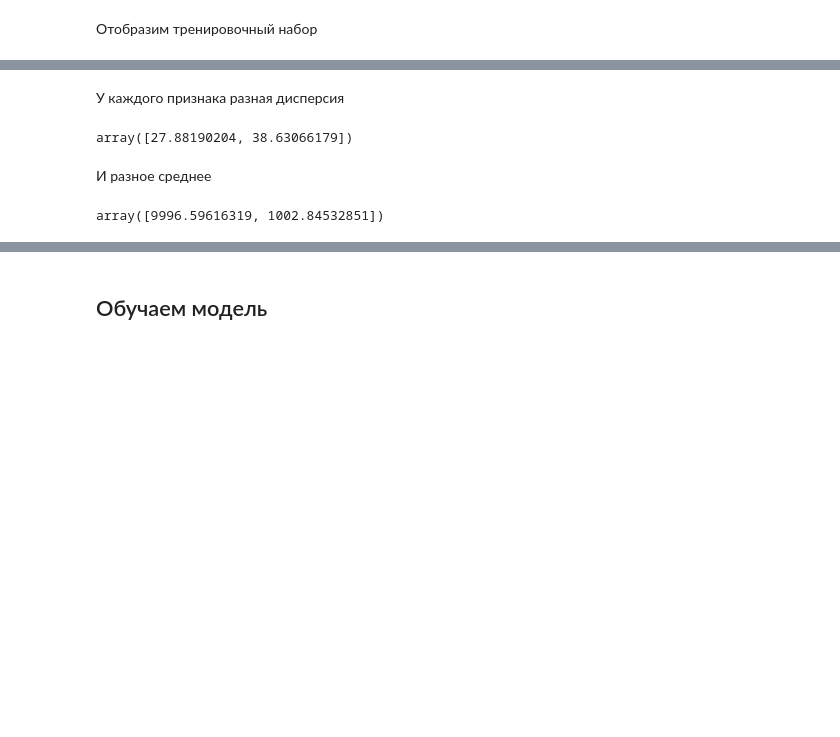
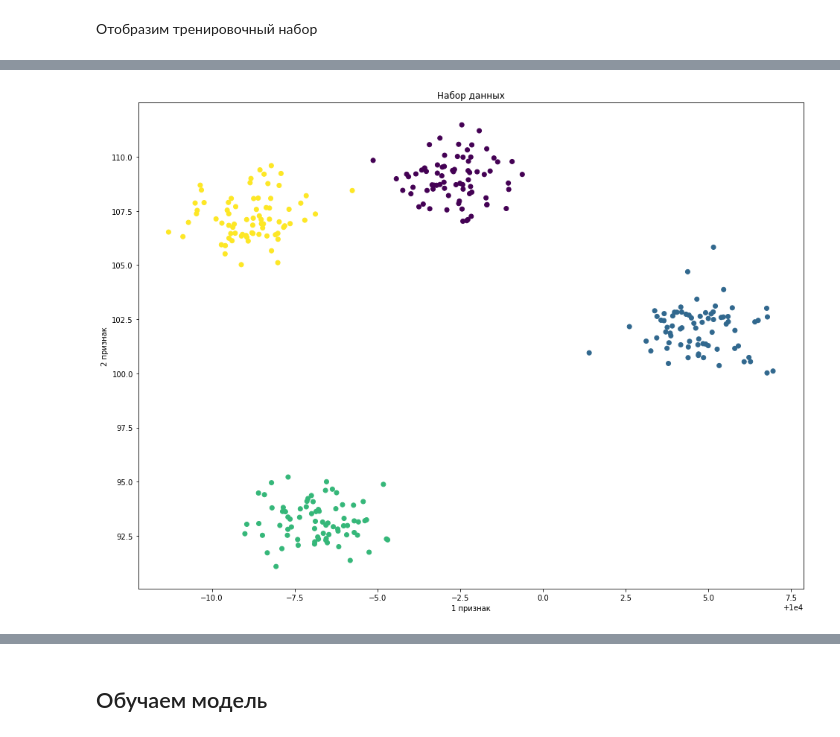
Before and after one commit to 2Maze/lectures-ML, a Jupyter notebook: Пр 1 (Введение в машинное обучение)/Практическая/Задания.ipynb, the cells around one changed output, grey strips where cells are left out. Drawn from its saved outputs; the diff is of its cells as text; code cells hidden in the pictures; blank space fills up the shorter version.

```diff
--- a/Пр 1 (Введение в машинное обучение)/Практическая/Задания.ipynb
+++ b/Пр 1 (Введение в машинное обучение)/Практическая/Задания.ipynb
@@ -22,12 +25,9 @@ def plot(X, y, **kwargs):
 # %%
-# Фиксируем сид
 np.random.seed(42)
 
-# Генерируем датасет
 X, y = make_blobs(n_samples=300, centers=4, n_features=2)
 
-# Осложним задачу сделая разный масштаб призанков
 X[:, 0] += 10000
-X[:, 1] += 1000
+X[:, 1] += 100
 # %% [markdown]
 Отобразим тренировочный набор
@@ -43,12 +34,8 @@ plot(X[:, 0], X[:, 1], c=y)
-# %% [markdown]
-У каждого признака разная дисперсия
-# %%
-scaler.var_
-# %% [output]
-array([27.88190204, 38.63066179])
-# %% [markdown]
-И разное среднее
-# %%
-scaler.mean_
-# %% [output]
-array([9996.59616319, 1002.84532851])
+# %%
+plt.figure(figsize=(16, 12))
+plt.scatter(X[:, 0], X[:, 1], c=y)
+plt.title('Набор данных')
+plt.xlabel('1 признак')
+plt.ylabel('2 признак');
+# %% [output]
+[figure, added]
```
Also changed, not shown: parts of 29 cells of this notebook.
